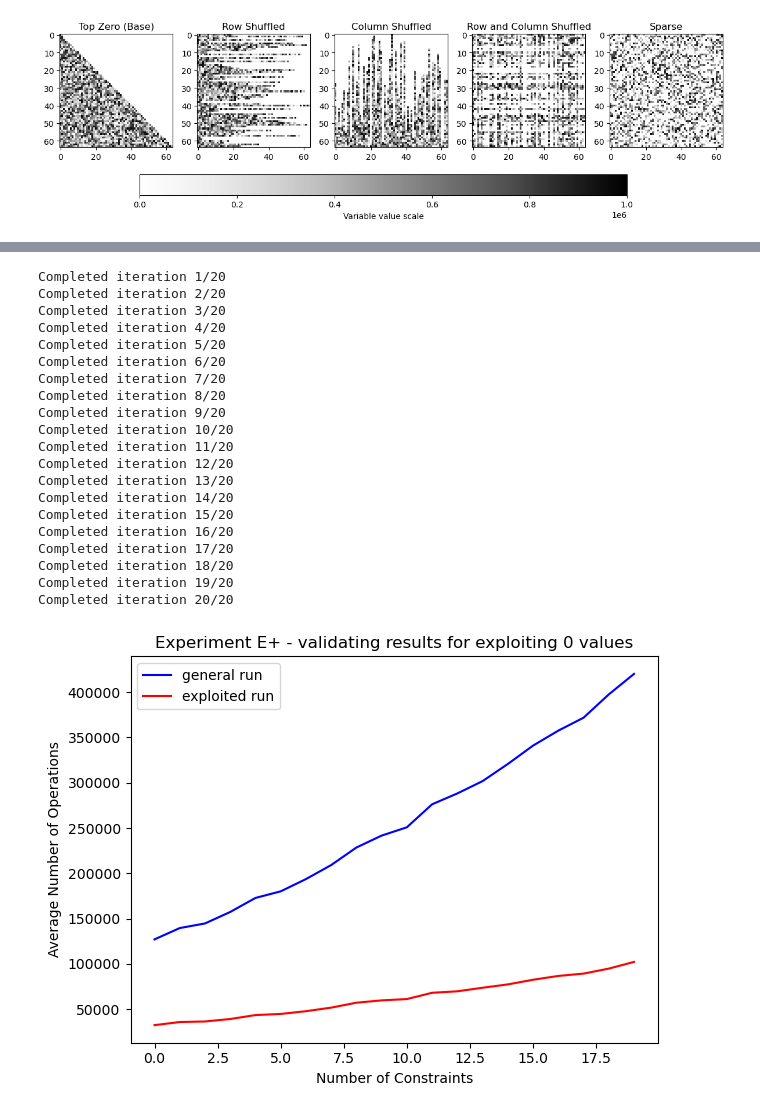
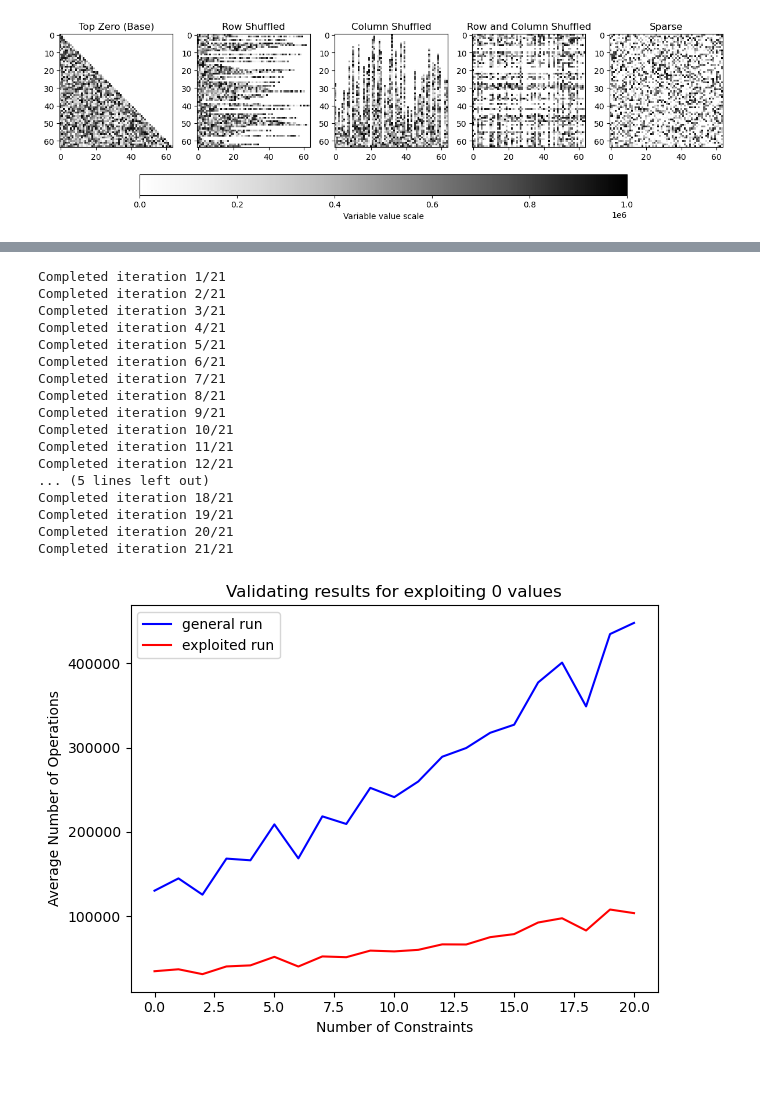
Before and after one commit to mihkeluutar/simplex-practical-experiments, a Jupyter notebook: thesis_experiments.ipynb, the cells around one changed output, grey strips where cells are left out. Saved outputs shown, nothing was run; the diff lists cells and outputs as text; code cells hidden in the pictures; blank space fills up the shorter version.

```diff
--- a/thesis_experiments.ipynb
+++ b/thesis_experiments.ipynb
@@ -249,17 +236,17 @@ avg_operations = {input_type: [] for input_type in input_generation_functions.ke
 num_constraints = []
 
 # Main experiment parameters
-constraints_n, variables_n = 100, 100   # Initial values
-max_iterations = 19
+constraints_n, variables_n = 30, 30   # Initial values
+max_iterations = 11
 number_of_runs_for_iteration = 30  # <- 2000 means less than 1% deviation from the average of 100K runs.
 min_value = 1
 max_value = 1000000
-step = 50
+step = 1
 sparsity_rate = 0.5  # Sparsity of the random one
 
 # Text parameters for the file name so it's easier to find
-file_prefix = 'THESIS_EXPERIMENT_2'
-file_suffix = '_LARGE_SPARSITY_EXPLOIT'  # Additional parameter to save the output file
+file_prefix = 'GITHUB_2'
+file_suffix = 'XYZ'  # Additional parameter to save the output file
 
 
 # ---
@@ -367,17 +342,17 @@ num_constraints = []
 
 # Main experiment parameters
 # Step 50, const 100 and max_iter 18 for 100-1000 inequalities.
-constraints_n, variables_n = 1000, 1000   # Initial values
-max_iterations = 1
+constraints_n, variables_n = 30, 30   # Initial values
+max_iterations = 11
 number_of_runs_for_iteration = 30  # <- 2000 means less than 1% deviation from the average of 100K runs.
 min_value = 1
 max_value = 1000000
-step = 50
+step = 1
 sparsity_rate = 0.5  # Sparsity of the random one
 
 # Text parameters for the file name so it's easier to find
-file_prefix = 'THESIS_EXPERIMENT_3'
-file_suffix = '_LARGE_SPARSITY_EXPLOIT'  # Additional parameter to save the output file
+file_prefix = 'GITHUB_3_'
+file_suffix = '_XYZ'  # Additional parameter to save the output file
 
 
 # ---
@@ -614,17 +545,17 @@ TODO
 ---
 # %%
 # ---
-# Experiment E+ Validating results for the simplex method pivoting functions.
+# Validating results for the simplex method pivoting functions.
 # ---
 
 # Experiment parameters
 initial_var_no = 30  # how many variables should the smallest input have?
 initial_const_no = 30  # how many constraints?
-number_of_runs_for_iteration = 2000
-max_iterations = 20
+number_of_runs_for_iteration = 30
+max_iterations = 21
 
-prefix = 'EXP-E'
-file_suffix = '_EXPLOIT_VS_REGULAR'
+prefix = 'GITHUB_E_'
+file_suffix = '_XYZ'
 
 # Plotting lists
 avg_run_ops = []
@@ -656,56 +587,53 @@ for iteration in range(max_iterations):
 
             # Quick check to validate that the output is same after shuffling.
             if (val_1[-1][-1] != val_2[-1][-1]):
-                # pass
                 print(f'Difference in outputs: val_1={val_1[-1][-1]}, val_2={val_2[-1][-1]}')
+                pass
 
         except ZeroDivisionError:
             print(f'Failed for constraints={constraints} and variables={variables} due to division by zero.')
 
     print(f'Completed iteration {iteration + 1}/{max_iterations}')
 
     avg_run_ops.append(total / number_of_runs_for_iteration)
     avg_exploit_run_ops.append(total_exploit / number_of_runs_for_iteration)
     num_constraints.append(constraints)
 
     constraints += 1
     variables += 1
 
 # Plotting as a line graph
 x = np.arange(len(num_constraints))  # the label locations
 
 # Line graph
 fig, ax = plt.subplots()
 line1 = ax.plot(x, avg_run_ops, color='blue', label='general run')
 line2 = ax.plot(x, avg_exploit_run_ops, color='red', label='exploited run')
 
 # Add some text for labels, title and custom x-axis tick labels, etc.
 ax.set_xlabel('Number of Constraints')
 ax.set_ylabel('Average Number of Operations')
-ax.set_title('Experiment E+ - validating results for exploiting 0 values')
+ax.set_title('Validating results for exploiting 0 values')
 ax.legend()
 fig.tight_layout()
 
 plt.show()
 # %% [output]
-Completed iteration 1/20
-Completed iteration 2/20
-Completed iteration 3/20
-Completed iteration 4/20
-Completed iteration 5/20
-Completed iteration 6/20
-Completed iteration 7/20
-Completed iteration 8/20
-Completed iteration 9/20
-Completed iteration 10/20
-Completed iteration 11/20
-Completed iteration 12/20
-Completed iteration 13/20
-Completed iteration 14/20
-Completed iteration 15/20
-Completed iteration 16/20
-Completed iteration 17/20
-Completed iteration 18/20
-Completed iteration 19/20
-Completed iteration 20/20
+Completed iteration 1/21
+Completed iteration 2/21
+Completed iteration 3/21
+Completed iteration 4/21
+Completed iteration 5/21
+Completed iteration 6/21
+Completed iteration 7/21
+Completed iteration 8/21
+Completed iteration 9/21
+Completed iteration 10/21
+Completed iteration 11/21
+Completed iteration 12/21
+... (5 lines left out)
+Completed iteration 18/21
+Completed iteration 19/21
+Completed iteration 20/21
+Completed iteration 21/21
-[figure, old version]
+[figure, new version]
```
Also changed, not shown: parts of 16 cells of this notebook, 5 other files.
